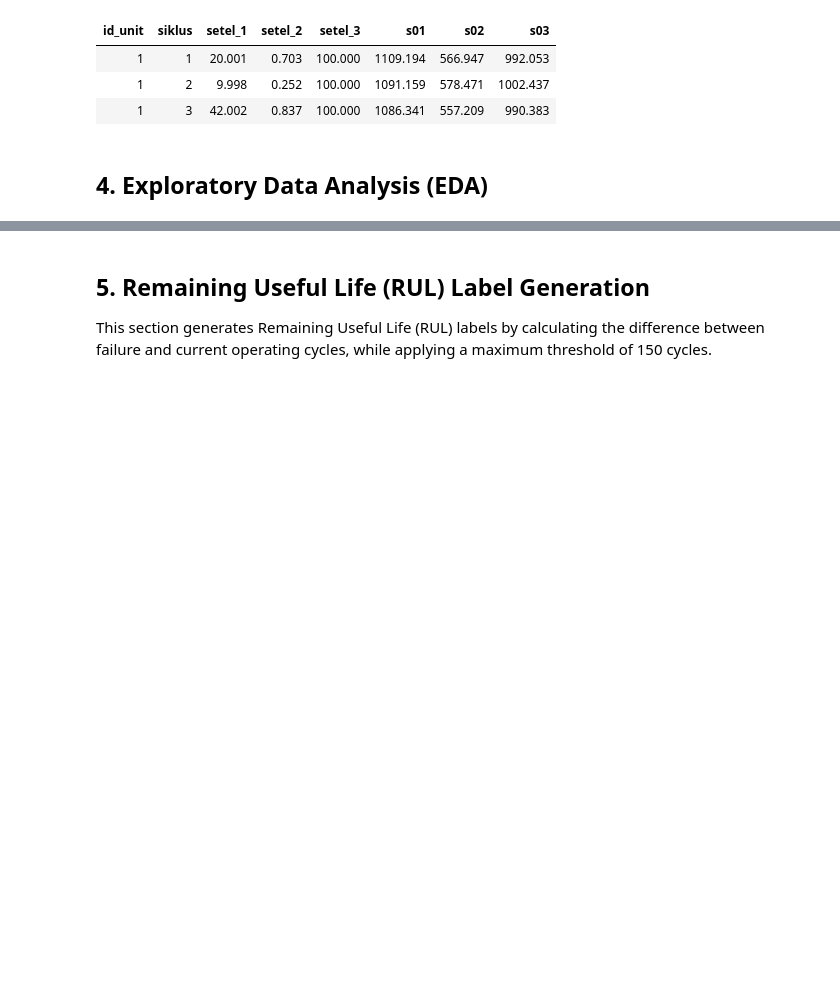
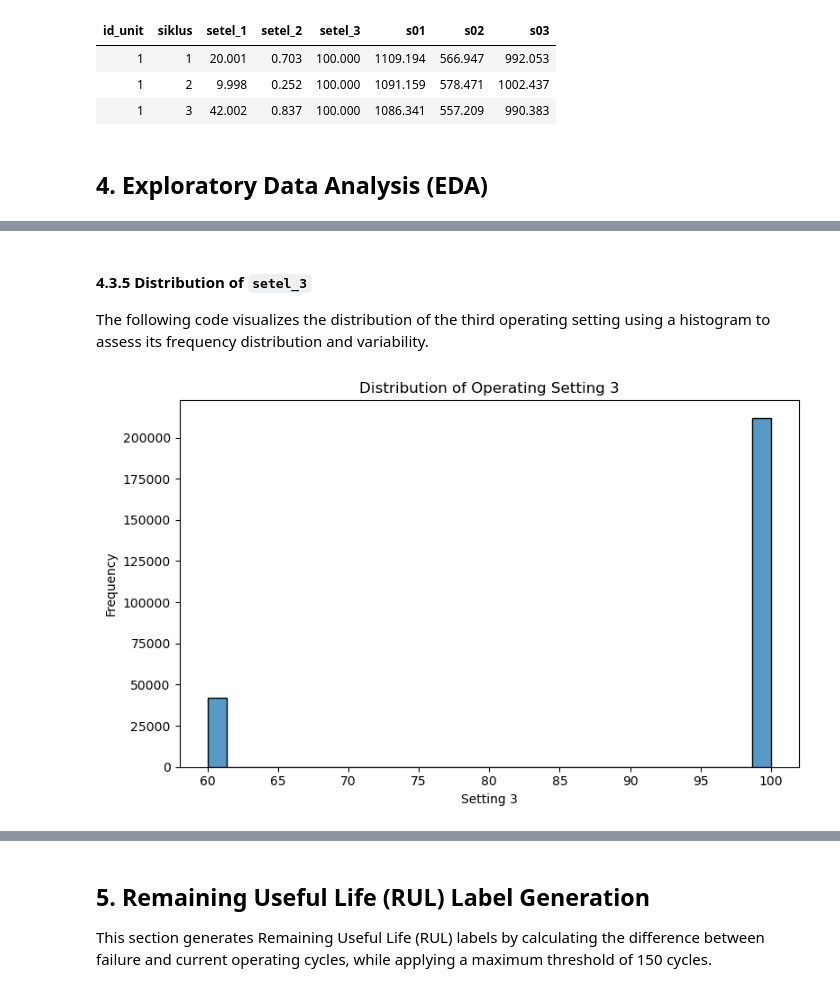
Before and after one commit to kinanpta/Deep-Learning-Midterm-Group-6, a Jupyter notebook: kode/task2_regression.ipynb, the cells around one changed output, grey strips where cells are left out. Saved outputs shown, nothing was run; the diff lists cells and outputs as text; code cells hidden in the pictures; blank space fills up the shorter version.

```diff
--- a/kode/task2_regression.ipynb
+++ b/kode/task2_regression.ipynb
@@ -724,0 +1007,22 @@ SENSOR READINGS STATISTICS
+# %% [markdown]
+#### 4.3.5 Distribution of **`setel_3`**
+
+The following code visualizes the distribution of the third operating setting using a histogram to assess its frequency distribution and variability.
+# %%
+fig, ax = plt.subplots(figsize=(8, 5))
+
+sns.histplot(
+    data=train,
+    x="setel_3",
+    bins=30,
+    ax=ax
+)
+
+ax.set_title("Distribution of Operating Setting 3")
+ax.set_xlabel("Setting 3")
+ax.set_ylabel("Frequency")
+
+plt.tight_layout()
+plt.show()
+# %% [output]
+[figure, added]
```
Also changed, not shown: parts of 42 cells of this notebook.
